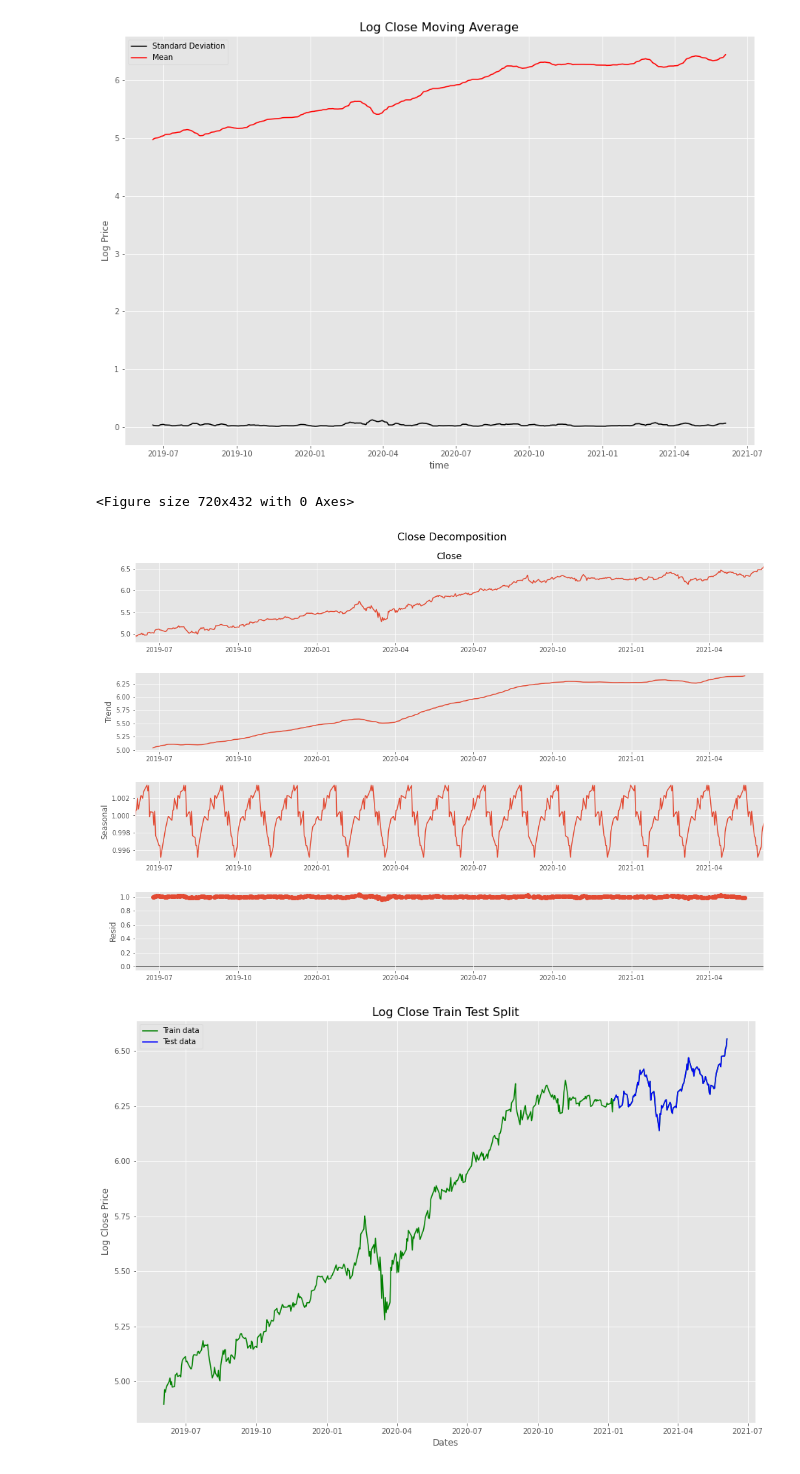
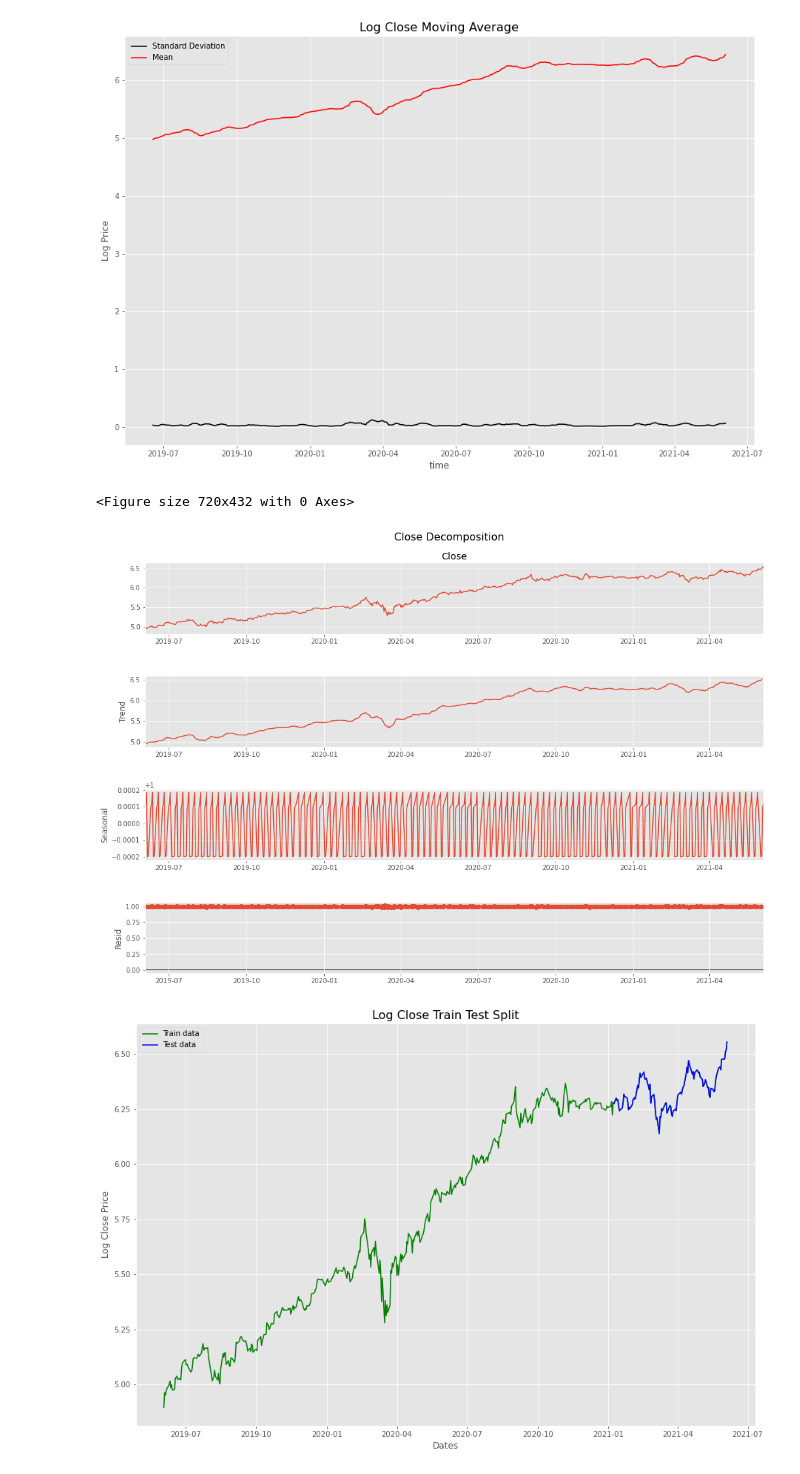
Before and after one commit to jayce7376/Nvidia_Stock_Prediction, a Jupyter notebook: Nvidia_Stock_Prediction.ipynb, the cells around one changed output. Saved outputs shown, nothing was run; the diff lists cells and outputs as text; code cells hidden in the pictures.

```diff
--- a/notebook.ipynb
+++ b/Nvidia_Stock_Prediction.ipynb
@@ -127,7 +127,7 @@ nvidia['trend'] = trend
 nvidia['trend'] = nvidia['trend'].astype(int)
 # %%
 nvidia['Date'] = pd.to_datetime(nvidia['Date'])
-nvidia = nvidia[nvidia.Date >= '2019-06-01']
+
 nvidia = nvidia.set_index('Date')
 # %%
 plt.figure(figsize=(15,10))
@@ -145,3 +147,5 @@ plt.show()
+# %%
+nvidia = nvidia[nvidia.index >= '2019-06-01']
 # %%
 fig, ax = plt.subplots(figsize = (15,10))
 nvidia.hist(bins = 10, ax=ax)
@@ -224,15 +228,15 @@ plt.show()
 No handles with labels found to put in legend.
 [figure]
 # %%
-result = seasonal_decompose(nvidia_stock_log, model='multiplicative', period=30)
+result = seasonal_decompose(nvidia_stock_log, model='multiplicative', period=5)
 fig = plt.figure()
 fig = result.plot()
 fig.set_size_inches(15, 10)
 fig.suptitle('Close Decomposition', fontsize=16, x = 0.54, y=1)
 fig.savefig('./images/close_dcompose.png')
 # %% [output]
 <Figure size 720x432 with 0 Axes>
-[figure, old version]
+[figure, new version]
 # %%
 train_data, test_data = nvidia_stock_log[3:int(len(nvidia_stock_log)*0.80)], nvidia_stock_log[int(len(nvidia_stock_log)*0.80):]
 plt.figure(figsize=(15,10))
```
Also changed, not shown: parts of 5 cells of this notebook, 5 other files.
